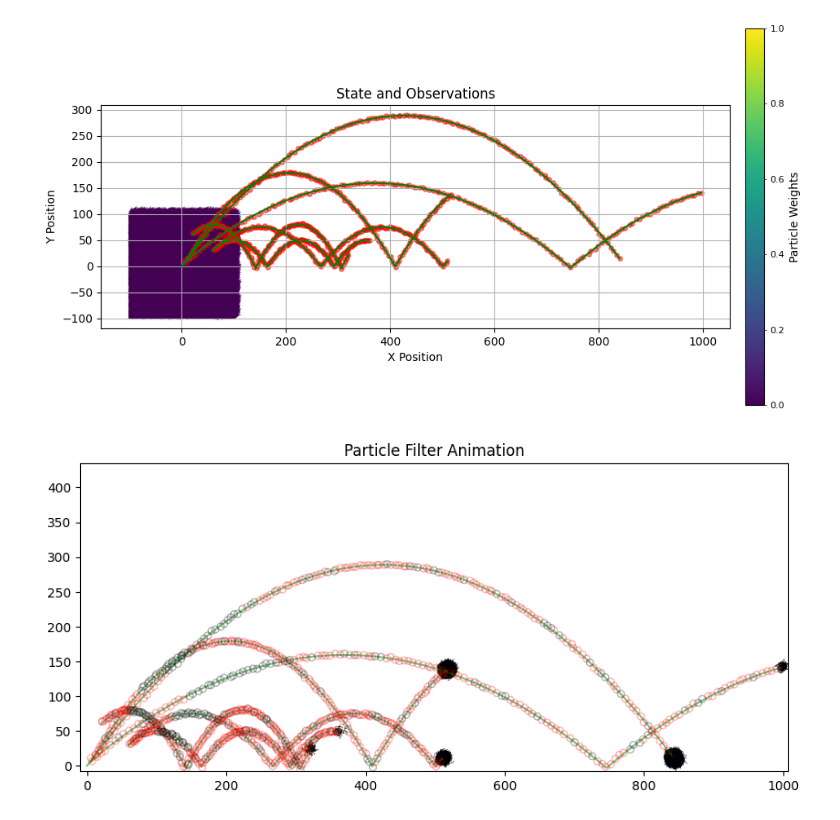
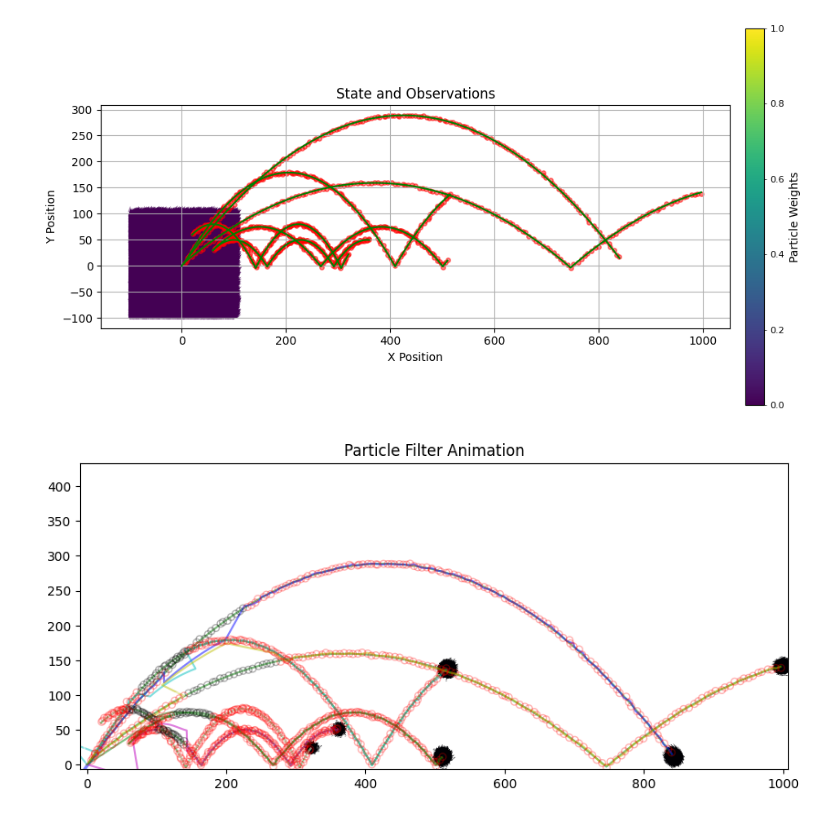
Before and after one commit to Horizon-42/particle_filter, a Jupyter notebook: run_partickle_filter.ipynb, the cells around one changed output. Cells and saved outputs as stored; diff of their text form; code cells hidden in the pictures.

```diff
--- a/run_partickle_filter.ipynb
+++ b/run_partickle_filter.ipynb
@@ -29,12 +29,13 @@ observ_model = GMMObservation(ball_num=ball_num, var_scale=1)
 # Simulate ball throwing and generate Observations
 # %%
 # Init start point
-init_state = np.array([[0, 0, 56, 76],
-                      [5, 5, 34, 59],
-                      [7, 8, 66, 55],
-                      [20, 60, 20, 20],
-                      [60, 30, 20, 20],
-                      [60, 30, 30, 30]],  # initial positions
+init_state = np.array([
+                    [0, 0, 56, 76],
+                    [5, 5, 34, 59],
+                    [7, 8, 66, 55],
+                    [20, 60, 20, 20],
+                    [60, 30, 20, 20],
+                    [60, 30, 30, 30]],  # initial positions
                       dtype=float).T
 print(init_state)
 simulator = BallThrowingSimulator(delta_t=delta_t, init_state=init_state[:,0:ball_num], ball_num=ball_num, observ_model=observ_model)
@@ -87,14 +88,12 @@ from PIL import Image
 from IPython.display import clear_output, display
 from matplotlib.colors import LogNorm
 from matplotlib.cm import ScalarMappable
-import logging
 
-# 假设已有变量: states, observations, pf（含 pf.snaps、pf.update）
 
-# 输出目录
+# set output directory
 os.makedirs("outputs", exist_ok=True)
 
-# 初始化画布
+# Initialize the figure and axis
 fig, ax = plt.subplots(figsize=(10, 10))
 ax.set_title("Particle Filter Animation")
 print(states.shape, observations.shape)
@@ -108,32 +107,34 @@ ax.set_ylim(y_min, y_max)
 ax.set_aspect('equal')
 
 
-# 初始化粒子状态
+# Initialize particles and weights
 particles, weights = pf.init_particles, pf.init_weights
 
 # use log norm to visulize weights
-norm = LogNorm(vmin=1e-4, vmax=1e-1)  # 你可以根据权重范围调整
+norm = LogNorm(vmin=1e-4, vmax=1e-1)  # you can adjust vmin and vmax based on your weights range
 
 colormap_names = list(plt.colormaps.keys())[0:2*ball_num:2]
 sms = [ScalarMappable(norm=norm, cmap=plt.get_cmap(name)) for name in colormap_names]
 
-quivers = []
 observ_slots = []
 state_slots = []
+estimated_slots = []
 
-for i in range(1):
-    # 初始化绘图对象
-    particles_quiver = ax.quiver(particles[:,0, i], particles[:, 1, i],
-                                particles[:, 2, i], particles[:, 3, i],
-                                color = sms[i].to_rgba(weights),
-                                angles='xy', scale_units='xy', scale=13, width=0.0005)
-    quivers.append(particles_quiver)
 
+# Initial particles quiver
+particles_quiver = ax.quiver(particles[:,0, 0], particles[:, 1, 0],
+                            particles[:, 2, 0], particles[:, 3, 0],
+                            color = sms[0].to_rgba(weights),
+                            angles='xy', scale_units='xy', scale=13, width=0.0005)
+
+estimated_trace_colors =['b-', 'c-', 'y-', 'w-', 'm-', 'g-']
 for i in range(ball_num):
     obs_sc = ax.scatter([], [], s=30, marker='o', facecolors='none', edgecolors='black', alpha=0.3, zorder=5) # s is marker size
     observ_slots.append(obs_sc)
     true_state_plot, = ax.plot(states[0, 0, i], states[0, 1, i], 'g-', label='True State', alpha=0.5)
     state_slots.append(true_state_plot)
+    estimated_plot, = ax.plot([], [], estimated_trace_colors[i%ball_num], label=f'Estimated State {i}', alpha=0.5)
+    estimated_slots.append(estimated_plot)
 
     # draw clor bar
     # cbar = plt.colorbar(sms[i], ax=ax, shrink=0.5, pad=0.02)
@@ -157,43 +158,50 @@ print(sms[0].to_rgba(weights).shape)
 
 has_no_observs[20:40] = True
 
-has_observ_thresh = 0.8
+has_observ_thresh = 0.7
+
+# Store estimated states for each frame
+estimated_states = np.zeros((states.shape[0], ball_num, 4))
 for frame in range(1, states.shape[0]):
     # set observation to none in 50% probability
     non_observ_chance = np.random.rand()
     has_no_observ = has_no_observs[frame-1] or non_observ_chance>has_observ_thresh
     observ = observations[frame-1]
     if has_no_observ:
         observ_colors[frame-1] = [0.,0.,0.,1.]
         observ = None
     particles, weights = pf.update(particles, weights, observ)
+    # estimate ball states
+    for i in range(ball_num):
+        estimated_states[frame, i, :] = np.mean(particles[pf.ball_indices == i, :, :], axis=0).flatten()
+    print(f"Frame {frame}, Estimated States: {estimated_states}")
 
-    for i in range(1):
-        particles_quiver  = quivers[i]
-
-        particles_quiver.set_offsets(particles[:, :2, i])
-        particles_quiver.set_UVC(particles[:, 2, i], particles[:, 3, i])
-        particles_quiver.set_color(sms[i].to_rgba(weights))
+    # Update particles, visualize weights with colormap
+    particles_quiver.set_offsets(particles[:, :2, 0])
+    particles_quiver.set_UVC(particles[:, 2, 0], particles[:, 3, 0])
+    particles_quiver.set_color(sms[0].to_rgba(weights))
 
     for i in range(ball_num):
-        obs_sc, true_state_plot = observ_slots[i], state_slots[i]
+        obs_sc, true_state_plot, estimated_slot = observ_slots[i], state_slots[i], estimated_slots[i]
         true_state_plot.set_data(states[:frame+1, 0, i], states[:frame+1, 1, i])
 
         obs_sc.set_offsets(observations[:frame, :, i])
         obs_sc.set_edgecolors(observ_colors[:frame])
+
+        estimated_slot.set_data(estimated_states[:frame+1, i, 0], estimated_states[:frame+1, i, 1])
 
     clear_output(wait=True)
     display(fig)
     # 保存帧
     plt.savefig(f"outputs/frame_{frame:03d}.png", dpi=150)
 
 # plt.close(fig)  # 完成后关闭图形
 plt.ioff()
 plt.close(fig)
 
 # save to gif
 gif_frames = [Image.open(f"outputs/frame_{frame:03d}.png") for frame in range(states.shape[0])]
 gif_path = "outputs/particle_filter_animation.gif"
 gif_frames[0].save(gif_path, save_all=True, append_images=gif_frames[1:], duration=300, loop=0)
 # %% [output]
-[figure, old version]
+[figure, new version]
```
Also changed, not shown: parts of 1 cell of this notebook, 2 other files.
